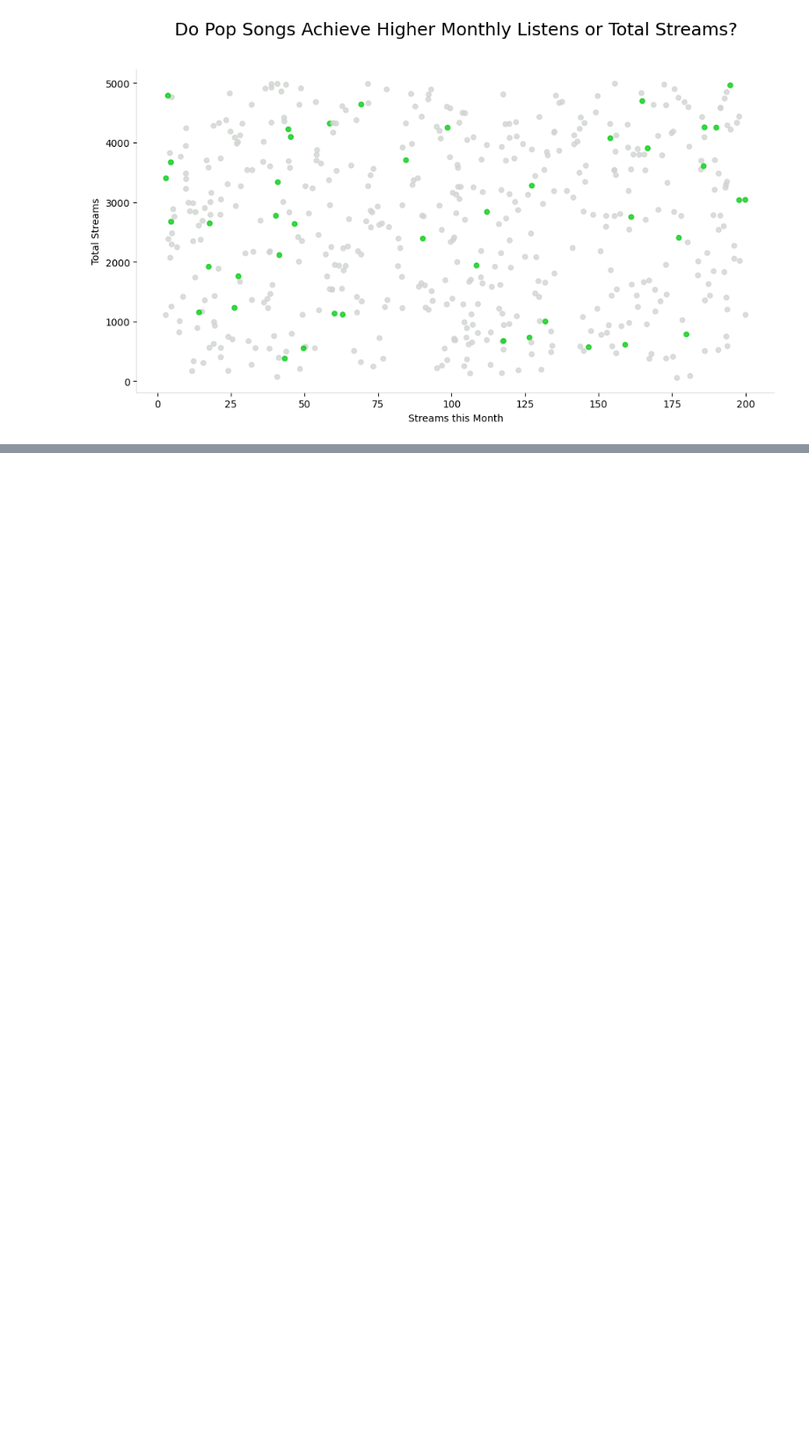
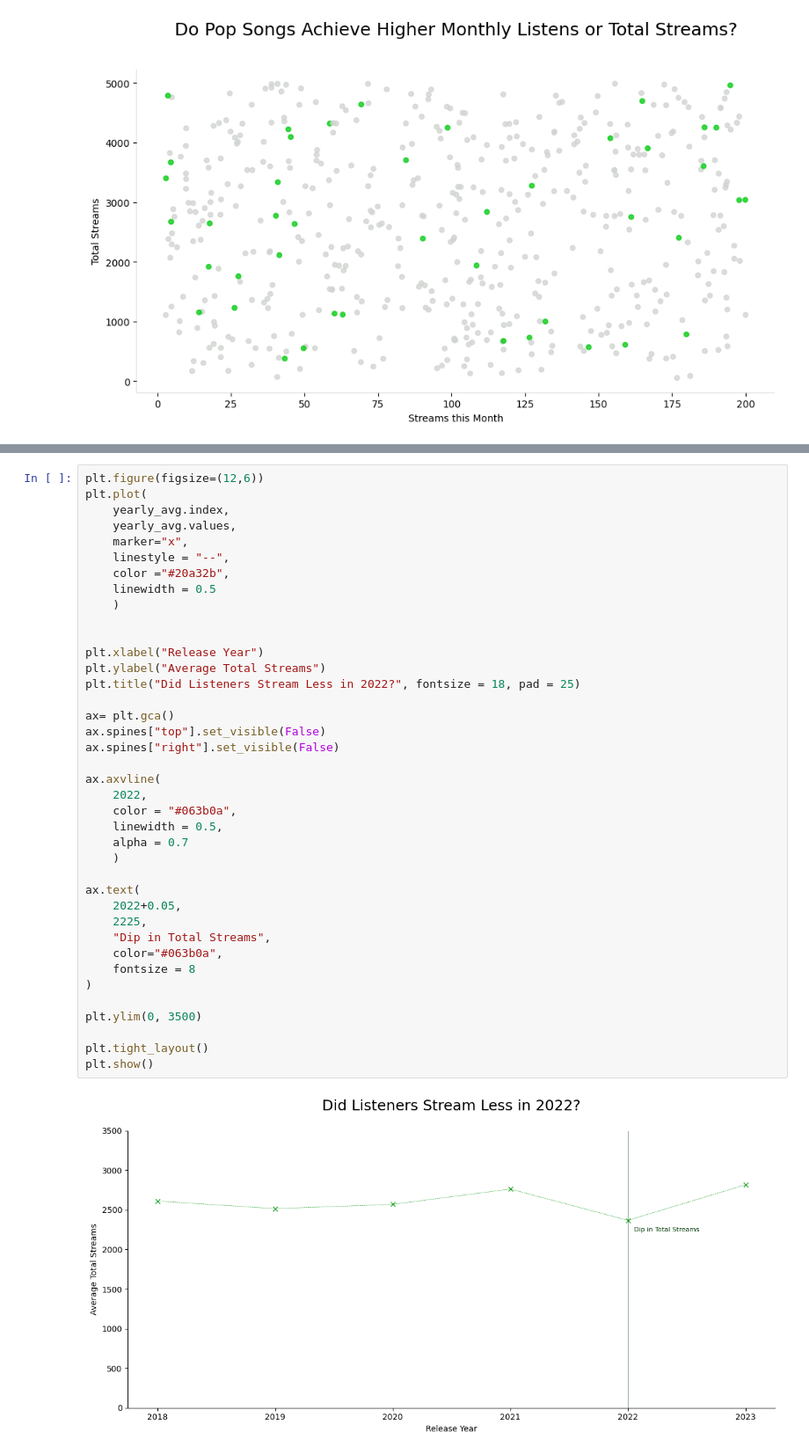
Before and after one commit to tmiller0335/Mod_2, a Jupyter notebook: Week_2/learning_plots_TaylorTackett/notebooks/visualization_practice.ipynb, the cells around one changed output, grey strips where cells are left out. Shown at 88% size. Drawn from its saved outputs; the diff is of its cells as text; blank space fills up the shorter version.

```diff
--- a/Week_2/learning_plots_TaylorTackett/notebooks/visualization_practice.ipynb
+++ b/Week_2/learning_plots_TaylorTackett/notebooks/visualization_practice.ipynb
@@ -291,0 +312,41 @@ plt.show()
+# %%
+plt.figure(figsize=(12,6))
+plt.plot(
+    yearly_avg.index,
+    yearly_avg.values,
+    marker="x",
+    linestyle = "--",
+    color ="#20a32b",
+    linewidth = 0.5
+    )
+
+
+plt.xlabel("Release Year")
+plt.ylabel("Average Total Streams")
+plt.title("Did Listeners Stream Less in 2022?", fontsize = 18, pad = 25)
+
+ax= plt.gca()
+ax.spines["top"].set_visible(False)
+ax.spines["right"].set_visible(False)
+
+ax.axvline(
+    2022,
+    color = "#063b0a",
+    linewidth = 0.5,
+    alpha = 0.7
+    )
+
+ax.text(
+    2022+0.05,
+    2225,
+    "Dip in Total Streams",
+    color="#063b0a",
+    fontsize = 8
+)
+
+plt.ylim(0, 3500)
+
+plt.tight_layout()
+plt.show()
+# %% [output]
+[figure, added]
```
Also changed, not shown: parts of 3 cells of this notebook.
